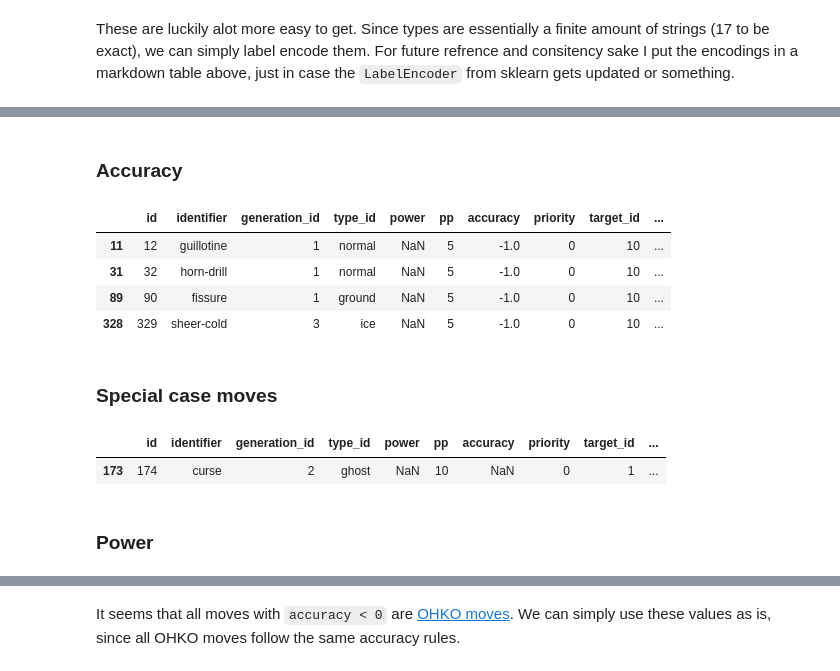
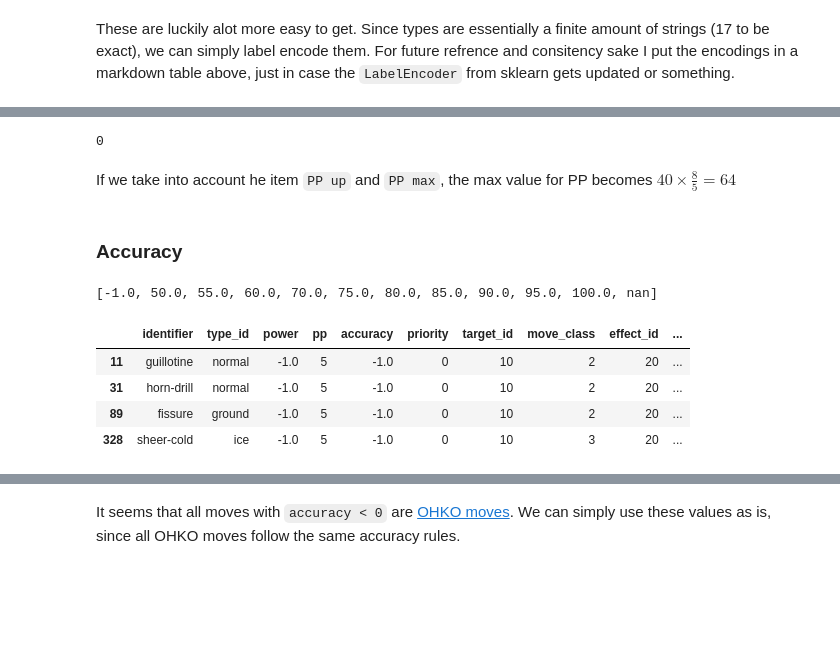
Before and after one commit to LucEnden/deth, a Jupyter notebook: research_lvde/experiments/defining_a_proper_battle_observation_space.ipynb, the cells around one changed output, grey strips where cells are left out. Drawn from its saved outputs; the diff is of its cells as text; code cells hidden in the pictures; blank space fills up the shorter version.

```diff
--- a/research_lvde/experiments/defining_a_proper_observation_space.ipynb
+++ b/research_lvde/experiments/defining_a_proper_battle_observation_space.ipynb
@@ -359,0 +265,2 @@ dtype: int64
+# %%
+moves_df.drop(columns=['id', 'generation_id'], inplace=True)
@@ -359,0 +277,2 @@ dtype: int64
+# %%
+moves_df.loc[moves_df['move_class'] == 1, 'power'] = 0
@@ -359,0 +337,27 @@ dtype: int64
+# %%
+effect_id_power_mapping = {
+    20: -1, # OHKO moves
+    31: -1, # deal constant damage (sonic boom = 20, dragon rage = 40)
+    35: -1, # deal damage based on weight
+    36: -1, # deal damage based on damage taken by previous phisical move (counter)
+    37: -1, # deal damage based on users level (night shade, seismic toss)
+    52: -1, # deals twice the hp damage user took (bide)
+    60: -1, # deals random amount of HP damage, varying between 50% and 150% of the user's level
+    66: -1, # always deals half of the target's current HP
+    78: -1, # deals more damage the lower the user's HP
+    96: -1, # deals damage based on the user's level
+    97: -1, # deals damage or heals the target (present)
+    98: -1, # deals damage based on friendship (frustration)
+    101: -1, # base power of Magnitude is one of 7 random values
+    110: -1, # When hit by a Special Attack, user strikes back with 2x power. (mirror coat)
+    114: -1, # deals damage from each Pokémon on your team that does not have a status ailment (nor is fainted)
+    117: -1, # deals varying damage depending on how many times the user used Stockpile (spit up)
+    142: -1, # reduces the opponent's HP to equal the user's HP (endeavor)
+    172: -1, # the slower the user compared to the opponent, the higher the damage, up to a maximum base power of 150 (gyro ball)
+    175: -1, # its type and base power vary depending on the user's held Berry (natural gift)
+    180: -1, # Deals damage equal to 1.5x opponent's attack (metal burst)
+    186: -1, # Power depends on held item (fling)
+    188: -1, # inflicts more damage when fewer PP are left (trump card)
+    190: -1, # inflicts more damage when the opponent's HP is higher
+    198: -1, # deals varying damage based on the opponent's stat increases
+}
@@ -359,0 +366,7 @@ dtype: int64
+# %%
+print(moves_df['power'].isna().sum())
+
+for k in effect_id_power_mapping.keys():
+    moves_df.loc[moves_df['effect_id'] == k, 'power'] = effect_id_power_mapping[k]
+
+print(moves_df['power'].isna().sum())
@@ -360,20 +404,20 @@ dtype: int64
+# %%
+moves_df['pp'].isna().sum()
+# %% [output]
+0
+# %% [markdown]
+If we take into account he item `PP up` and `PP max`, the max value for PP becomes $40 \times \frac{8}{5} = 64$
 # %% [markdown]
 ### Accuracy
+# %%
+sorted(moves_df['accuracy'].unique())
+# %% [output]
+[-1.0, 50.0, 55.0, 60.0, 70.0, 75.0, 80.0, 85.0, 90.0, 95.0, 100.0, nan]
 # %%
-move_list[move_list['accuracy'] < 0]
+moves_df[moves_df['accuracy'] < 0]
 # %% [output]
-|  | id | identifier | generation_id | type_id | power | pp | accuracy | priority | target_id | ... |
-| 11 | 12 | guillotine | 1 | normal | NaN | 5 | -1.0 | 0 | 10 | ... |
-| 31 | 32 | horn-drill | 1 | normal | NaN | 5 | -1.0 | 0 | 10 | ... |
-| 89 | 90 | fissure | 1 | ground | NaN | 5 | -1.0 | 0 | 10 | ... |
-| 328 | 329 | sheer-cold | 3 | ice | NaN | 5 | -1.0 | 0 | 10 | ... |
+|  | identifier | type_id | power | pp | accuracy | priority | target_id | move_class | effect_id | ... |
+| 11 | guillotine | normal | -1.0 | 5 | -1.0 | 0 | 10 | 2 | 20 | ... |
+| 31 | horn-drill | normal | -1.0 | 5 | -1.0 | 0 | 10 | 2 | 20 | ... |
+| 89 | fissure | ground | -1.0 | 5 | -1.0 | 0 | 10 | 2 | 20 | ... |
+| 328 | sheer-cold | ice | -1.0 | 5 | -1.0 | 0 | 10 | 3 | 20 | ... |
-# %% [markdown]
-### Special case moves
-# %%
-# sanity check that curse has ghost type
-move_list[move_list['identifier'] == 'curse']
-# %% [output]
-|  | id | identifier | generation_id | type_id | power | pp | accuracy | priority | target_id | ... |
-| 173 | 174 | curse | 2 | ghost | NaN | 10 | NaN | 0 | 1 | ... |
-# %% [markdown]
-### Power
```
Also changed, not shown: parts of 73 cells of this notebook.
